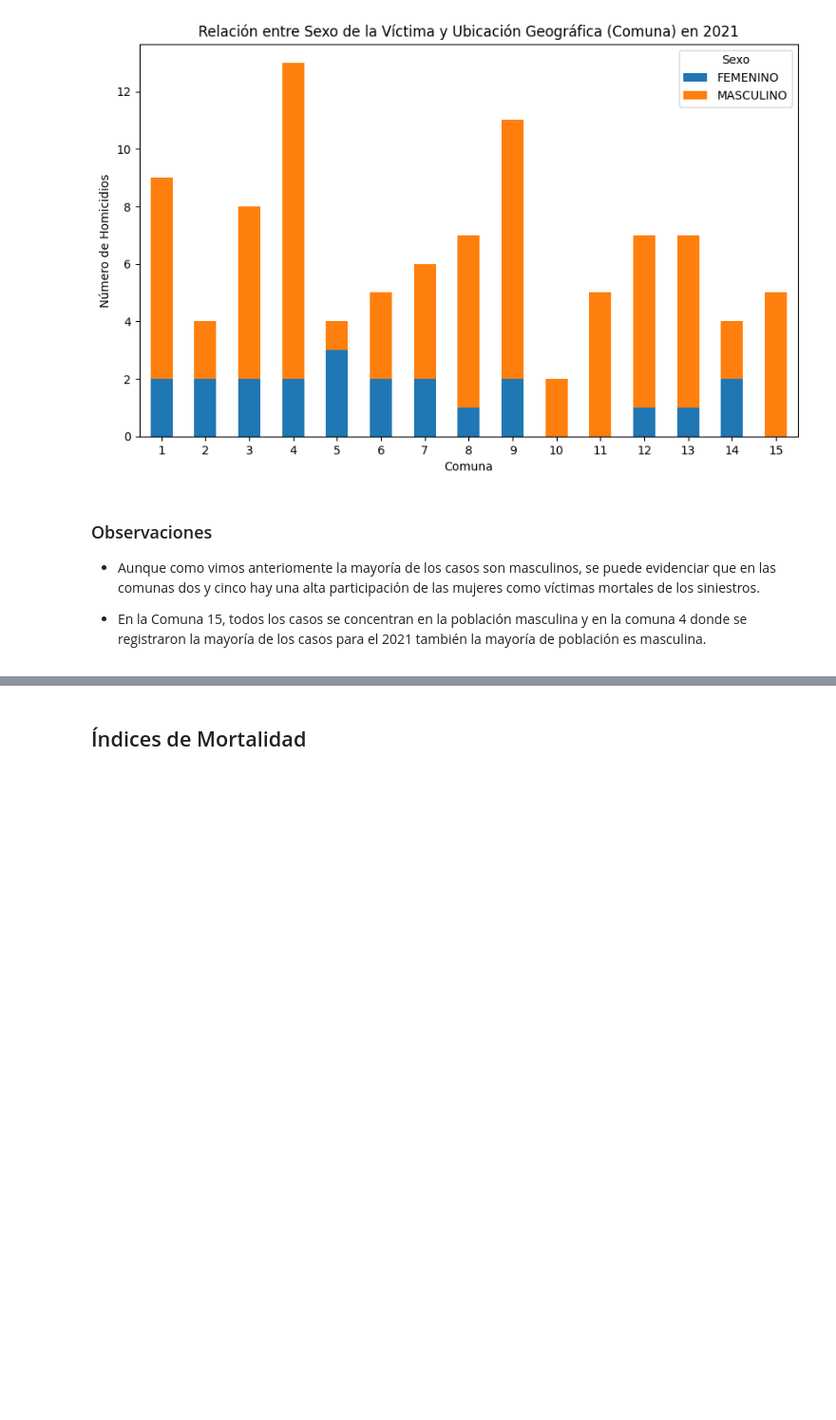
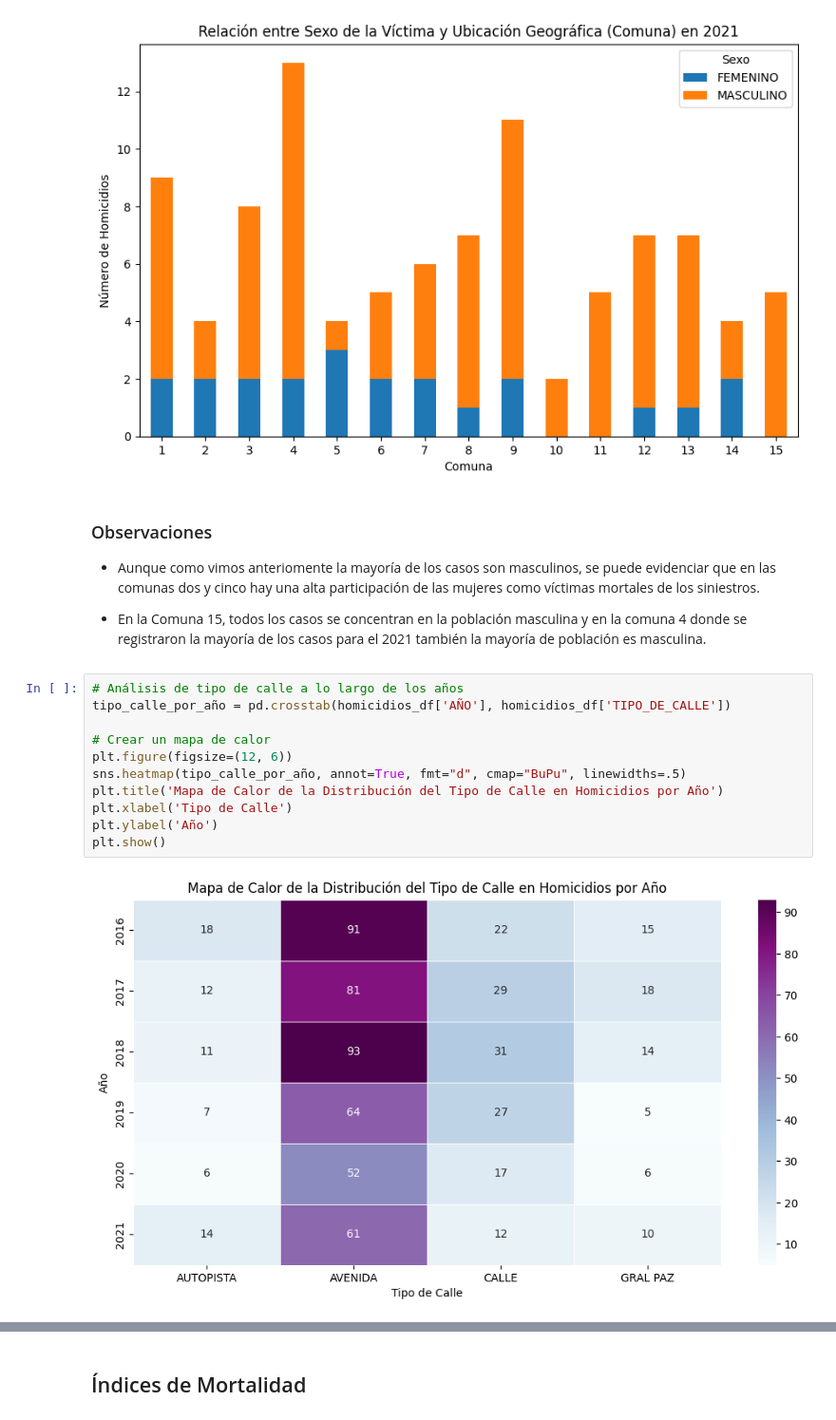
Before and after one commit to diegoavelez/Data-Analytics---Siniestros-Viales, a Jupyter notebook: notebooks/EDA-Homicidios.ipynb, the cells around one changed output, grey strips where cells are left out. Shown at 95% size. Cells and saved outputs as stored; diff of their text form; blank space fills up the shorter version.

```diff
--- a/notebooks/EDA-Homicidios.ipynb
+++ b/notebooks/EDA-Homicidios.ipynb
@@ -673,3 +673,16 @@ plt.show()
 * Aunque como vimos anteriomente la mayoría de los casos son masculinos, se puede evidenciar que en las comunas dos y cinco hay una alta participación de las mujeres como víctimas mortales de los siniestros.
 
 * En la Comuna 15, todos los casos se concentran en la población masculina y en la comuna 4 donde se registraron la mayoría de los casos para el 2021 también la mayoría de población es masculina.
+# %%
+# Análisis de tipo de calle a lo largo de los años
+tipo_calle_por_año = pd.crosstab(homicidios_df['AÑO'], homicidios_df['TIPO_DE_CALLE'])
+
+# Crear un mapa de calor
+plt.figure(figsize=(12, 6))
+sns.heatmap(tipo_calle_por_año, annot=True, fmt="d", cmap="BuPu", linewidths=.5)
+plt.title('Mapa de Calor de la Distribución del Tipo de Calle en Homicidios por Año')
+plt.xlabel('Tipo de Calle')
+plt.ylabel('Año')
+plt.show()
+# %% [output]
+[figure, added]
```
Also changed, not shown: parts of 2 cells of this notebook, 1 other file.
